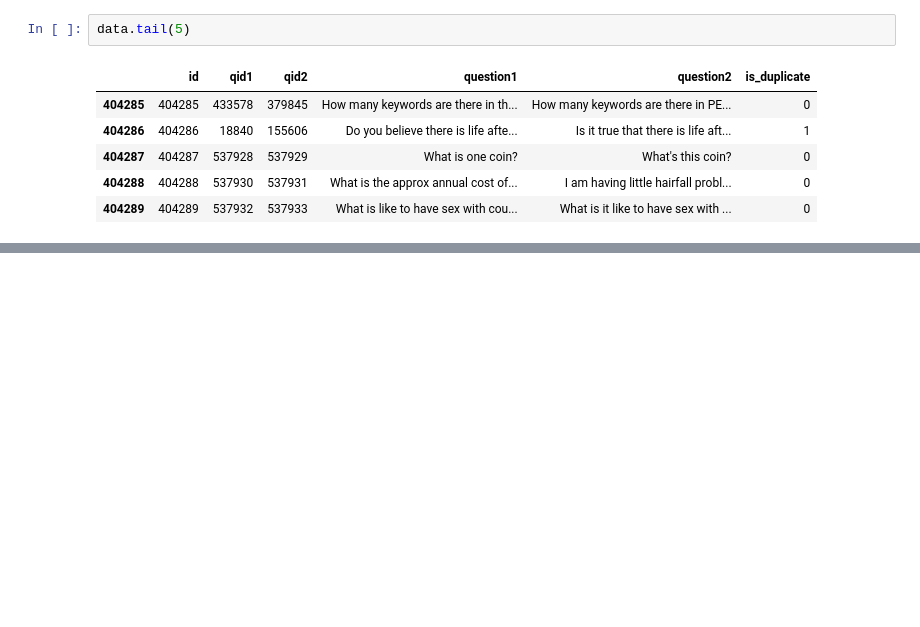
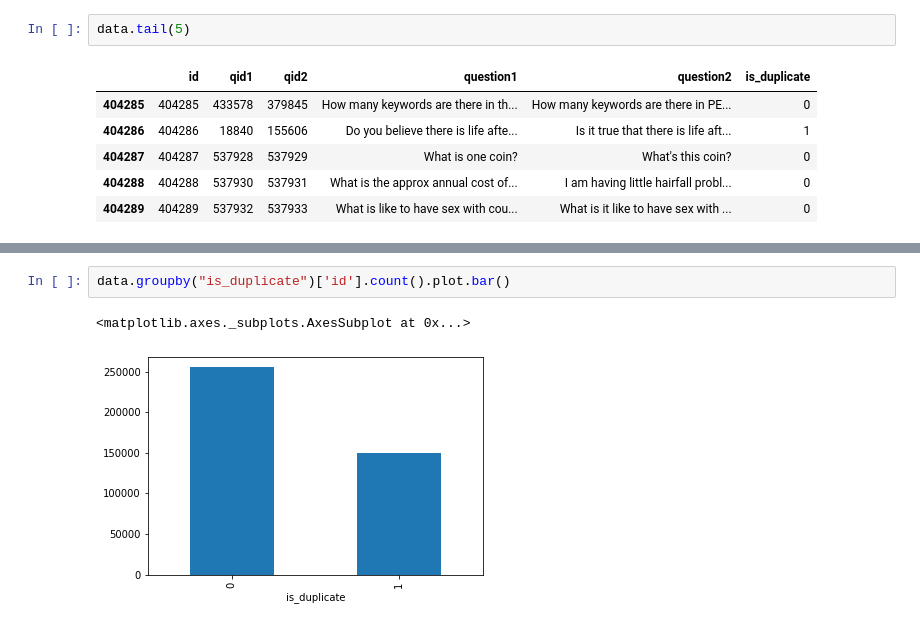
Before and after one commit to smritipradhan/Machine_learning_projects, a Jupyter notebook: 1.QUORA_QUESTION_PAIR/QUORA SIMILAR QUESTION.ipynb, the cells around one changed output, grey strips where cells are left out. Drawn from its saved outputs; the diff is of its cells as text; blank space fills up the shorter version.

```diff
--- a/1.QUORA_QUESTION_PAIR/QUORA SIMILAR QUESTION.ipynb
+++ b/1.QUORA_QUESTION_PAIR/QUORA SIMILAR QUESTION.ipynb
@@ -40,0 +68,5 @@ data.tail(5)
+# %%
+data.groupby("is_duplicate")['id'].count().plot.bar()
+# %% [output]
+<matplotlib.axes._subplots.AxesSubplot at 0x...>
+[figure, added]
```
Also changed, not shown: parts of 19 cells of this notebook.
